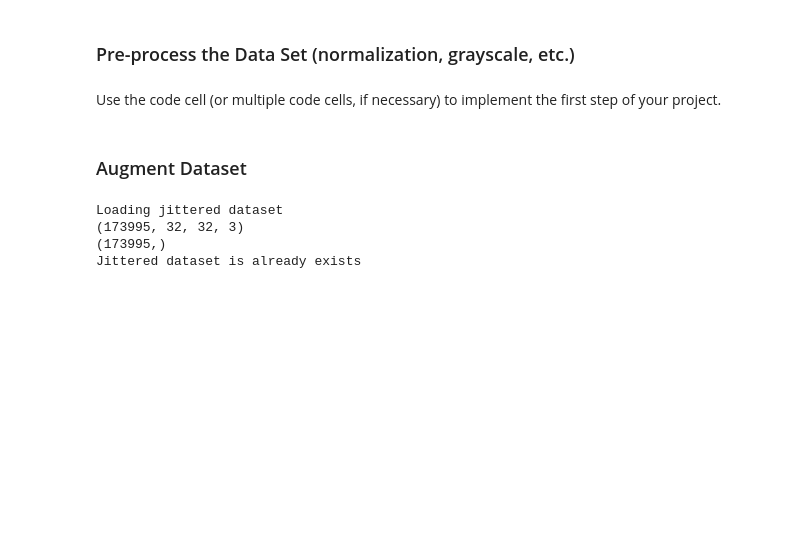
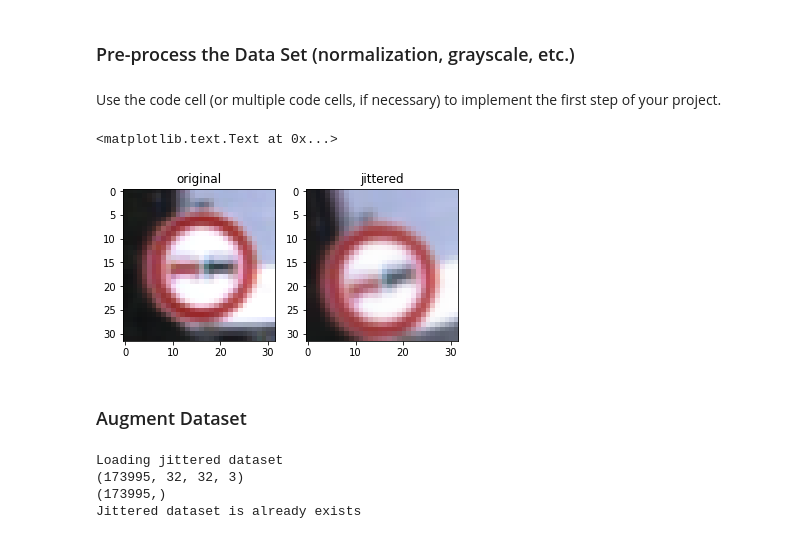
Before and after one commit to chengshy/CarND-Traffic-Sign-Classifier-Project, a Jupyter notebook: Traffic_Sign_Classifier.ipynb, the cells around one changed output. Saved outputs shown, nothing was run; the diff lists cells and outputs as text; code cells hidden in the pictures; blank space fills up the shorter version.

Commit message:
More visualization

```diff
--- a/Traffic_Sign_Classifier.ipynb
+++ b/Traffic_Sign_Classifier.ipynb
@@ -172,33 +172,43 @@ def image_scale(image, scale):
         return zoom_image[start_index:start_index+32, start_index:start_index+32, :]
     elif height < 32:
         before_pad = int((32 - height) / 2)
         after_pad = 32 - height - before_pad
         return np.pad(zoom_image,
                       ((before_pad, after_pad),(before_pad, after_pad),(0,0)),
                       'edge')
     else:
         return zoom_image
 
 def image_blur(image, sigma):
     '''Guassian blur the image'''
     return scipy.ndimage.filters.gaussian_filter(image, sigma)
 
 def generate_random_instance(image):
     '''Generate a new instance by random translation, rotation, scale, and blur'''
     random_translation = np.random.randint(-2,3,2)
     image = image_translate(image, random_translation)
 
     random_angle = random.randint(-15,15)
     image = image_rotation(image, random_angle)
 
     random_scale = random.uniform(0.9, 1.1)
     image = image_scale(image, random_scale)
 
     random_sigma = np.random.rand(3) * 1.5
     random_sigma[2] = 0
     image = image_blur(image, random_sigma)
 
     return image
+
+## Visualize a jitter image
+f, (ax1, ax2) = plt.subplots(1, 2)
+ax1.imshow(image)
+ax1.set_title('original')
+ax2.imshow(generate_random_instance(image))
+ax2.set_title('jittered')
+# %% [output]
+<matplotlib.text.Text at 0x...>
+[figure, added]
 # %% [markdown]
 ### Augment Dataset
 # %%
```
Also changed, not shown: parts of 5 cells of this notebook.
